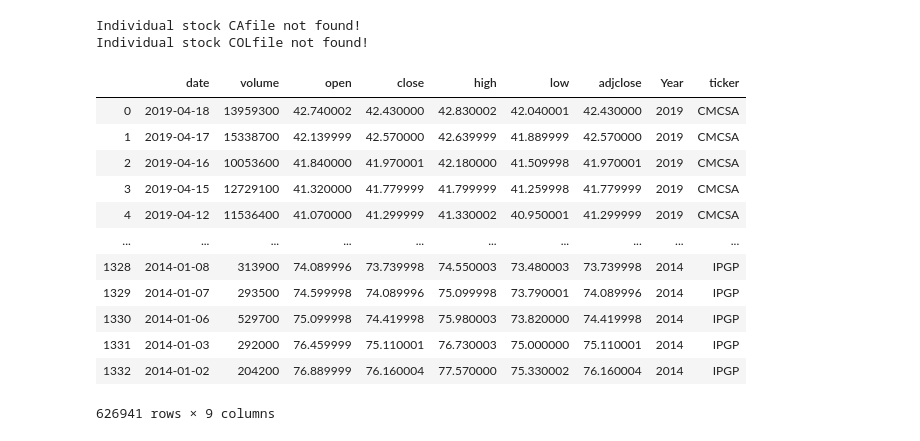
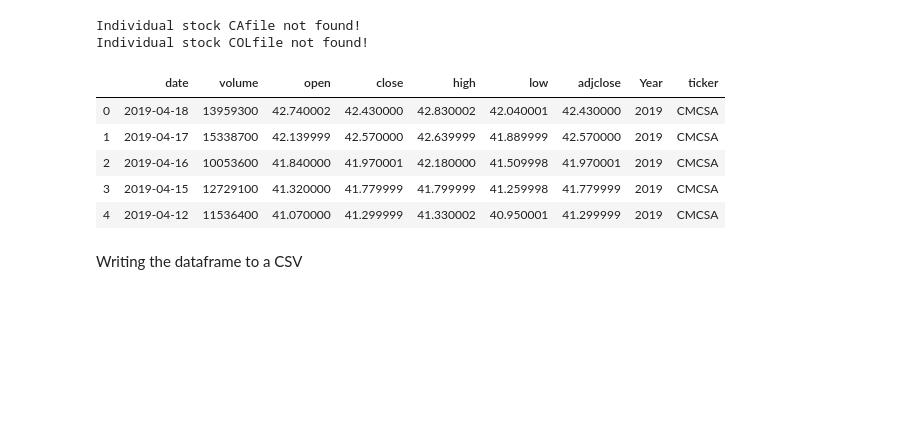
Before and after one commit to sgk2004/S-and-P-500-Data-Visualization-Dashboard, a Jupyter notebook: ETL/data_etl.ipynb, the cells around one changed output. Cells and saved outputs as stored; diff of their text form; code cells hidden in the pictures; blank space fills up the shorter version.

```diff
--- a/ETL/data_etl.ipynb
+++ b/ETL/data_etl.ipynb
@@ -288,18 +259,13 @@ for i in range(len(stocklist_2018)):
 Individual stock CAfile not found!
 Individual stock COLfile not found!
 # %%
-stock_df
+stock_df.head()
 # %% [output]
 |  | date | volume | open | close | high | low | adjclose | Year | ticker |
 | 0 | 2019-04-18 | 13959300 | 42.740002 | 42.430000 | 42.830002 | 42.040001 | 42.430000 | 2019 | CMCSA |
 | 1 | 2019-04-17 | 15338700 | 42.139999 | 42.570000 | 42.639999 | 41.889999 | 42.570000 | 2019 | CMCSA |
 | 2 | 2019-04-16 | 10053600 | 41.840000 | 41.970001 | 42.180000 | 41.509998 | 41.970001 | 2019 | CMCSA |
 | 3 | 2019-04-15 | 12729100 | 41.320000 | 41.779999 | 41.799999 | 41.259998 | 41.779999 | 2019 | CMCSA |
 | 4 | 2019-04-12 | 11536400 | 41.070000 | 41.299999 | 41.330002 | 40.950001 | 41.299999 | 2019 | CMCSA |
-| ... | ... | ... | ... | ... | ... | ... | ... | ... | ... |
-| 1328 | 2014-01-08 | 313900 | 74.089996 | 73.739998 | 74.550003 | 73.480003 | 73.739998 | 2014 | IPGP |
-| 1329 | 2014-01-07 | 293500 | 74.599998 | 74.089996 | 75.099998 | 73.790001 | 74.089996 | 2014 | IPGP |
-| 1330 | 2014-01-06 | 529700 | 75.099998 | 74.419998 | 75.980003 | 73.820000 | 74.419998 | 2014 | IPGP |
-| 1331 | 2014-01-03 | 292000 | 76.459999 | 75.110001 | 76.730003 | 75.000000 | 75.110001 | 2014 | IPGP |
-| 1332 | 2014-01-02 | 204200 | 76.889999 | 76.160004 | 77.570000 | 75.330002 | 76.160004 | 2014 | IPGP |
-626941 rows × 9 columns
+# %% [markdown]
+Writing the dataframe to a CSV
```
Also changed, not shown: parts of 36 cells of this notebook.
